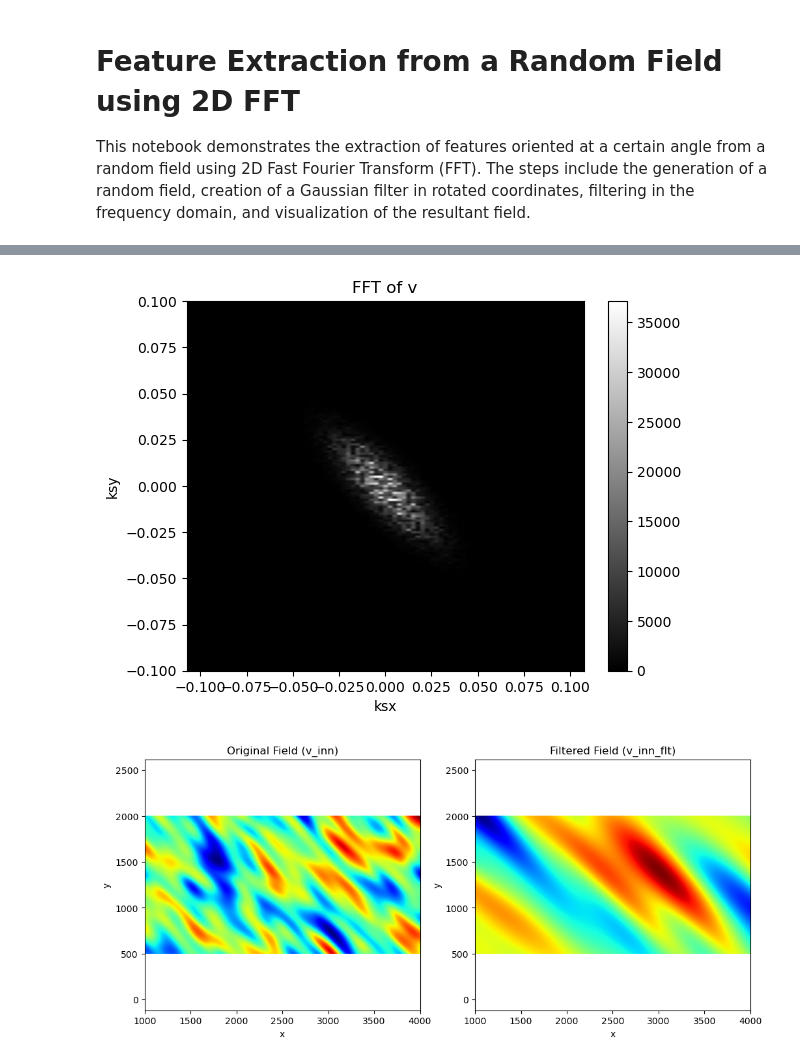
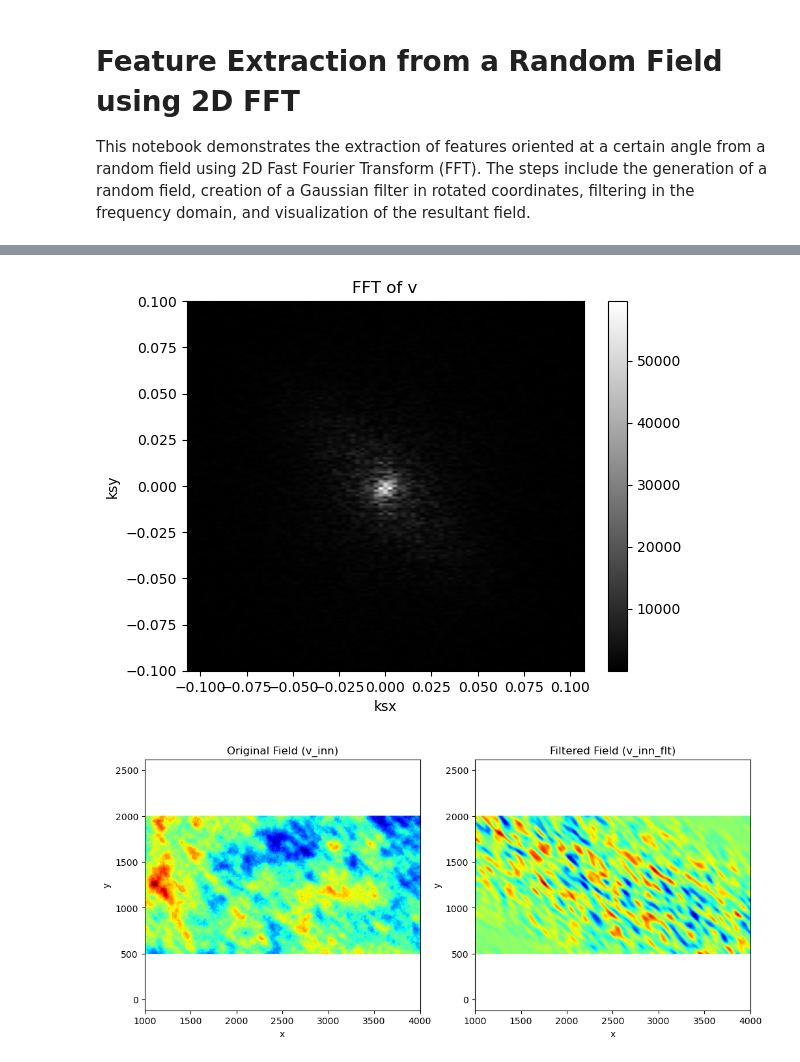
Before and after one commit to 4minakov/practical-data, a Jupyter notebook: Data_Practicals_5.ipynb, the cells around one changed output, grey strips where cells are left out. Drawn from its saved outputs; the diff is of its cells as text; code cells hidden in the pictures.

```diff
--- a/Data_Practicals_5.ipynb
+++ b/Data_Practicals_5.ipynb
@@ -36,12 +36,12 @@ R = np.array([[np.cos(theta), -np.sin(theta)],
               [np.sin(theta), np.cos(theta)]])
 
 # Gaussian filter creation and application
-Nr = np.exp(-np.sqrt((X-cx)**2/Ix**2 + (Y-cy)**2/Iy**2 + (Z-cz)**2/Iz**2))
+Nr = np.exp(-np.sqrt((X-cx)**2/Ix**2 + (Y-cy)**2/Ix**2 + (Z-cz)**2/Iz**2))
 
 x1 = R[0,0]*(X-cx) + R[0,1]*(Y-cy)
 y1 = R[1,0]*(X-cx) + R[1,1]*(Y-cy)
 
-Nr = np.exp(-(x1**2/Ix**2 + y1**2/Iy**2 + Z**2/Iz**2))
+Nr = Nr + 0.2*np.exp(-(4*x1**2/Ix**2 + 4*y1**2/Iy**2 + Z**2/Iz**2))
 
 # Fourier transform and filtering
 fNr = np.fft.fftn(Nr)
@@ -128,8 +128,8 @@ KX, KY = np.meshgrid(ksx[0:nx], ksy, indexing='ij')  # Generate a mesh grid
 KX1 = R[0, 0] * KX + R[0, 1] * KY  # Apply rotation matrix
 KY1 = R[1, 0] * KX + R[1, 1] * KY
 
-ax = 0.002  # Define filter parameters
-ay = ax * 5
+ax = 0.03  # Define filter parameters
+ay = 3*ax
 FLT = np.exp(-(KX1**2/ax**2 + KY1**2/ay**2))  # Create Gaussian filter
 
 Sv = np.fft.fft2(v)  # Fourier transform of v
@@ -137,32 +137,32 @@ Sv = np.fft.fft2(v)  # Fourier transform of v
 # Visualization of the Fourier transform of v
 plt.figure()
 plt.imshow(np.abs(np.fft.fftshift(Sv)), cmap='gray', extent=[ksx.min(), ksx.max(), ksy.min(), ksy.max()])
 plt.axis('equal')
 plt.axis([-0.1, 0.1, -0.1, 0.1])
 plt.title("FFT of v")
 plt.xlabel("ksx")
 plt.ylabel("ksy")
 plt.colorbar()
 plt.show()
 
 # Apply filter, perform inverse FFT, and extract the inner subdomain
 v_flt = np.real(np.fft.ifft2(np.fft.ifftshift(FLT * Sv)))
 v_inn_flt = v_flt[dx_inn:dx_inn+nx_inn, dy_inn:dy_inn+ny_inn]
 
 # Visualization of the filter and the filtered random field
 fig, axs = plt.subplots(1, 2, figsize=(12, 5))
 axs[0].imshow(np.transpose(v_inn), cmap='jet', origin='lower', extent=[x[dx_inn], x[dx_inn + nx_inn-1], y[dy_inn], y[dy_inn + ny_inn-1]])
 axs[0].axis('equal')
 axs[0].set_title("Original Field (v_inn)")
 axs[0].set_xlabel("x")
 axs[0].set_ylabel("y")
 
 axs[1].imshow(np.transpose(v_inn_flt), cmap='jet', origin='lower', extent=[x[dx_inn], x[dx_inn + nx_inn-1], y[dy_inn], y[dy_inn + ny_inn-1]])
 axs[1].axis('equal')
 axs[1].set_title("Filtered Field (v_inn_flt)")
 axs[1].set_xlabel("x")
 axs[1].set_ylabel("y")
 plt.show()
 # %% [output]
-[figure, old version]
+[figure, new version]
-[figure, old version]
+[figure, new version]
```
Also changed, not shown: parts of 3 cells of this notebook.
